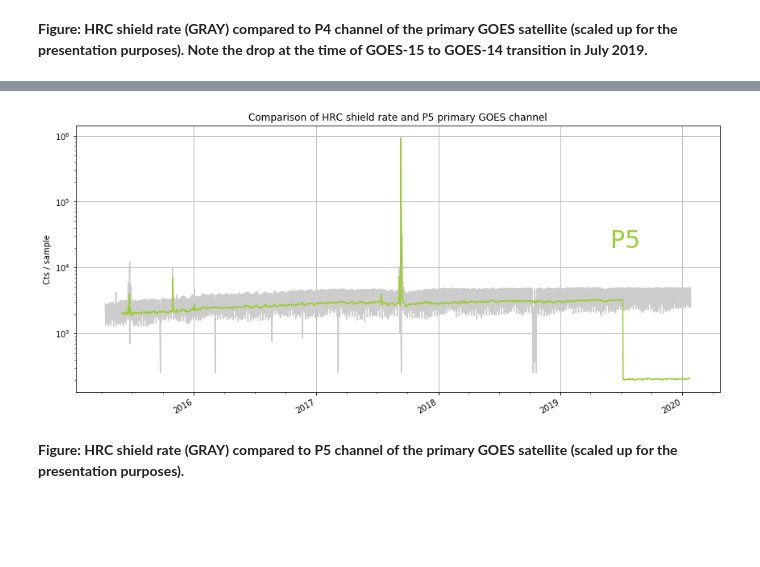
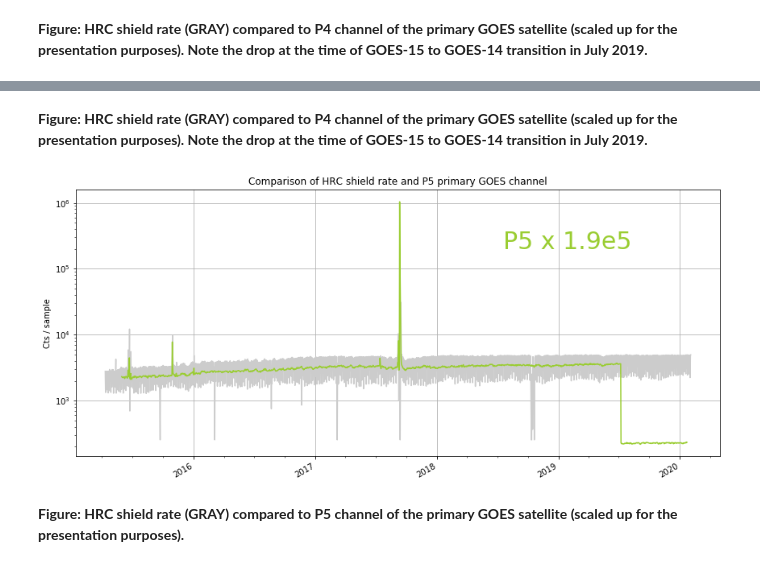
Before and after one commit to chandra-mta/mtanb, a Jupyter notebook: g16-hrc-proxy/2shldart_vs_P5.ipynb, the cells around one changed output, grey strips where cells are left out. Saved outputs shown, nothing was run; the diff lists cells and outputs as text; code cells hidden in the pictures; blank space fills up the shorter version.

```diff
--- a/g16-hrc-proxy/2shldart_vs_P5.ipynb
+++ b/g16-hrc-proxy/2shldart_vs_P5.ipynb
@@ -7,7 +7,7 @@ from Ska.engarchive import fetch as fetch
 from Ska.Matplotlib import plot_cxctime
 from Chandra.Time import DateTime
 # %%
-def plot_hrc_shield(times, vals, color='C0', marker=None, linestyle='solid'):
+def plot_hrc_shield(times, vals, color='C0', marker=None, linestyle='solid', scale='log'):
     secs = times
     hrc_shield = vals
     bad = hrc_shield < 0.1
@@ -23,7 +23,7 @@ def plot_hrc_shield(times, vals, color='C0', marker=None, linestyle='solid'):
     #ax.set_ylim(min(hrc_shield.min() * 0.5, 10.0),
     #            max(hrc_shield.max() * 2, 300.))
     #plt.plot([xlims[0] - dx, xlims[1] + dx], [235, 235], '--r')
-    ax.set_yscale('log')
+    ax.set_yscale(scale)
     plt.grid()
     #plt.title('GOES proxy for HRC shield rate / 256')
     plt.ylabel('Cts / sample')
@@ -102,10 +111,12 @@ __Figure: HRC shield rate (GRAY) compared to P4 channel of the primary GOES sate
+# %% [markdown]
+__Figure: HRC shield rate (GRAY) compared to P4 channel of the primary GOES satellite (scaled up for the presentation purposes). Note the drop at the time of GOES-15 to GOES-14 transition in July 2019.__
 # %%
 plt.figure(figsize=(12, 6))
 plot_hrc_shield(dat.times, dat.vals, color='#cccccc')
-plot_cxctime(DateTime(t['time_mjd'], format='mjd').secs, t['median_p5'] * 1.7e5, color='yellowgreen')
+plot_cxctime(DateTime(t['time_mjd'], format='mjd').secs, t['median_p5'] * 1.9e5, color='yellowgreen')
 plt.title('Comparison of HRC shield rate and P5 primary GOES channel')
-plt.text(DateTime('2019:150:00:00:00').plotdate, 2e4, 'P5', fontsize=30, color='yellowgreen');
+plt.text(DateTime('2018:200:00:00:00').plotdate, 2e5, 'P5 x 1.9e5', fontsize=30, color='yellowgreen');
 # %% [output]
-[figure, old version]
+[figure, new version]
 # %% [markdown]
 __Figure: HRC shield rate (GRAY) compared to P5 channel of the primary GOES satellite (scaled up for the presentation purposes).__
```
Also changed, not shown: parts of 8 cells of this notebook, 1 other file.
